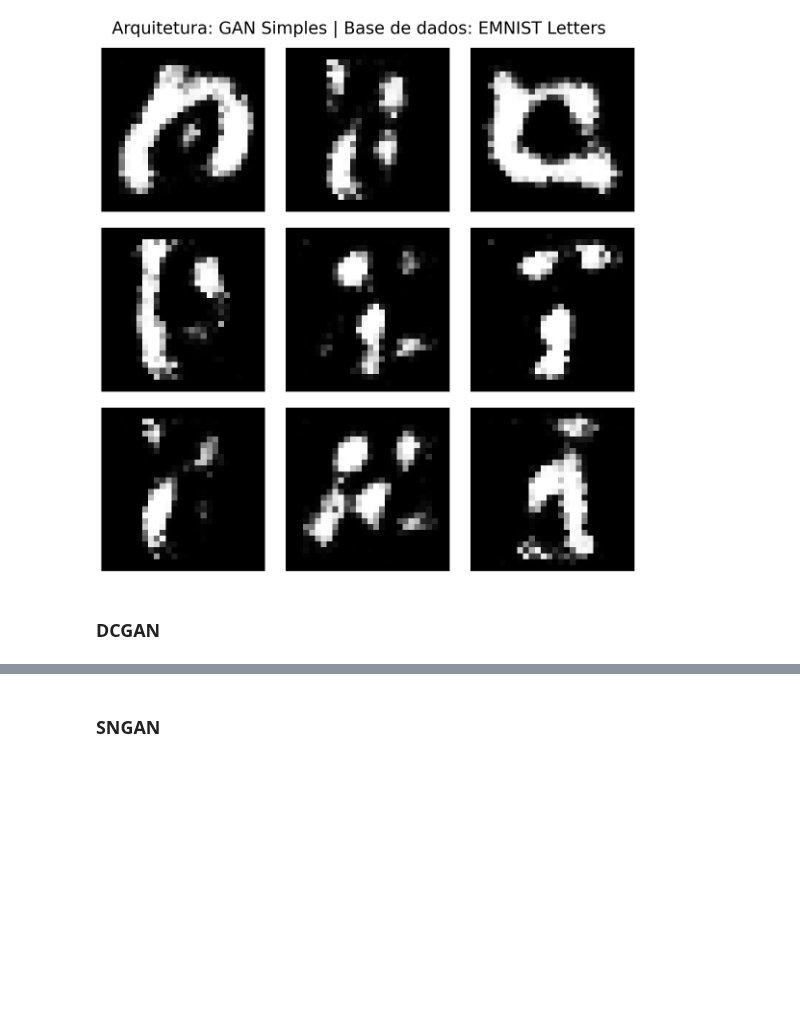
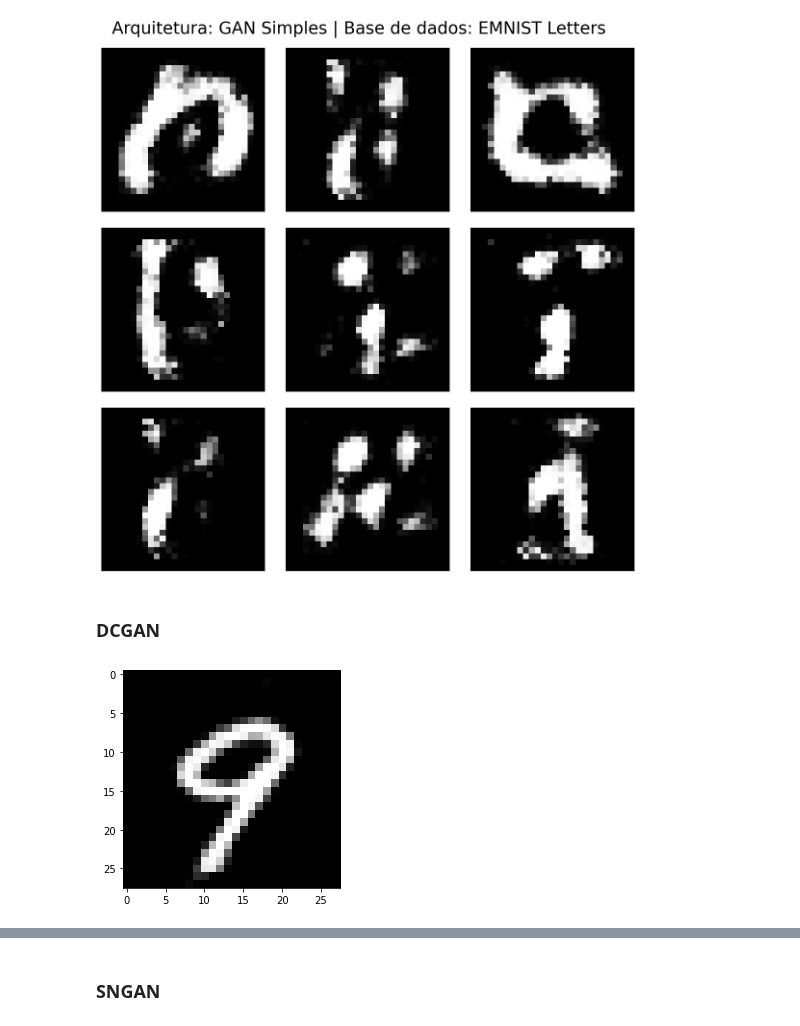
Before and after one commit to Alyssonmach/artificial-augmentation-gans, a Jupyter notebook: article-resources/render-figures.ipynb, the cells around one changed output, grey strips where cells are left out. Drawn from its saved outputs; the diff is of its cells as text; code cells hidden in the pictures; blank space fills up the shorter version.

```diff
--- a/article-resources/render-figures.ipynb
+++ b/article-resources/render-figures.ipynb
@@ -10,6 +11,11 @@ import utils
 import torch
 
 device = 'cpu'
+# %%
+z_dim = 64
+mnist_classes, fashion_mnist_classes = 10, 10
+emnist_letters_classes, celeba_classes = 27, 3
+gray_shape, color_shape = (1, 28, 28), (3, 64, 64)
 # %% [markdown]
 ### Simple GAN
 # %%
@@ -77,3 +83,43 @@ utils.grid_images(image_array = images_arrays_emnist_letters, cmap = 'gray',
 [figure]
 # %% [markdown]
 ### DCGAN
+# %%
+gray_shape, color_shape = (1, 28, 28), (3, 64, 64)
+generator_input_dim1 = utils.get_input_dimensions(z_dim, mnist_classes)
+dcgan_mnist = generators.GeneratorDCGAN_V1_0(input_dim = generator_input_dim1)
+generator_input_dim2 = utils.get_input_dimensions(z_dim, fashion_mnist_classes)
+dcgan_fashion_mnist = generators.GeneratorDCGAN_V1_0(input_dim = generator_input_dim2)
+generator_input_dim3 = utils.get_input_dimensions(z_dim, emnist_letters_classes)
+dcgan_emnist_letters = generators.GeneratorDCGAN_V1_0(input_dim = generator_input_dim3)
+generator_input_dim4 = utils.get_input_dimensions(z_dim, celeba_classes)
+dcgan_celeba = generators.GeneratorDCGAN_V2_0(input_dim = generator_input_dim4)
+
+model_path1 = '../implemented-gans-architectures/dcgan/mnist/saved-models/gen_conditional_dcgan_mnist.pth'
+model_path2 = '../implemented-gans-architectures/dcgan/fashion-mnist/saved-models/gen_conditional_dcgan_fashion_mnist.pth'
+model_path3 = '../implemented-gans-architectures/dcgan/emnist-letters/saved-models/gen_conditional_dcgan_emnist_letters.pth'
+model_path4 = '../implemented-gans-architectures/dcgan/celeba/saved-models/gen_conditional_dcgan_celeba.pth'
+
+dcgan_mnist.load_state_dict(torch.load(model_path1, map_location = torch.device(device)))
+dcgan_mnist.eval()
+dcgan_fashion_mnist.load_state_dict(torch.load(model_path2, map_location = torch.device(device)))
+dcgan_fashion_mnist.eval()
+dcgan_emnist_letters.load_state_dict(torch.load(model_path3, map_location = torch.device(device)))
+dcgan_emnist_letters.eval()
+dcgan_celeba.load_state_dict(torch.load(model_path4, map_location = torch.device(device)))
+dcgan_celeba.eval()
+# %%
+images_arrays_mnist = np.zeros(shape = (9, 28, 28))
+images_arrays_fashion_mnist = np.zeros(shape = (9, 28, 28))
+images_arrays_emnist_letters = np.zeros(shape = (9, 28, 28))
+images_arrays_celeba = np.zeros(shape = (9, 64, 64, 3))
+# %%
+noise = utils.get_noise(n_samples = 1, input_dim = z_dim, device = device)
+noise_conditional = torch.cat(tensors = (noise.float(),
+                                         F.one_hot(torch.tensor([1]), mnist_classes).float()),
+                                         dim = 1)
+fake = dcgan_mnist(noise_conditional)
+fake = fake.detach().cpu().view(-1, *gray_shape)
+plt.imshow(fake[0, 0], cmap = 'gray')
+images_arrays_mnist[8] = fake[0, 0]
+# %% [output]
+[figure, added]
```
Also changed, not shown: parts of 40 cells of this notebook, 1 other file.
